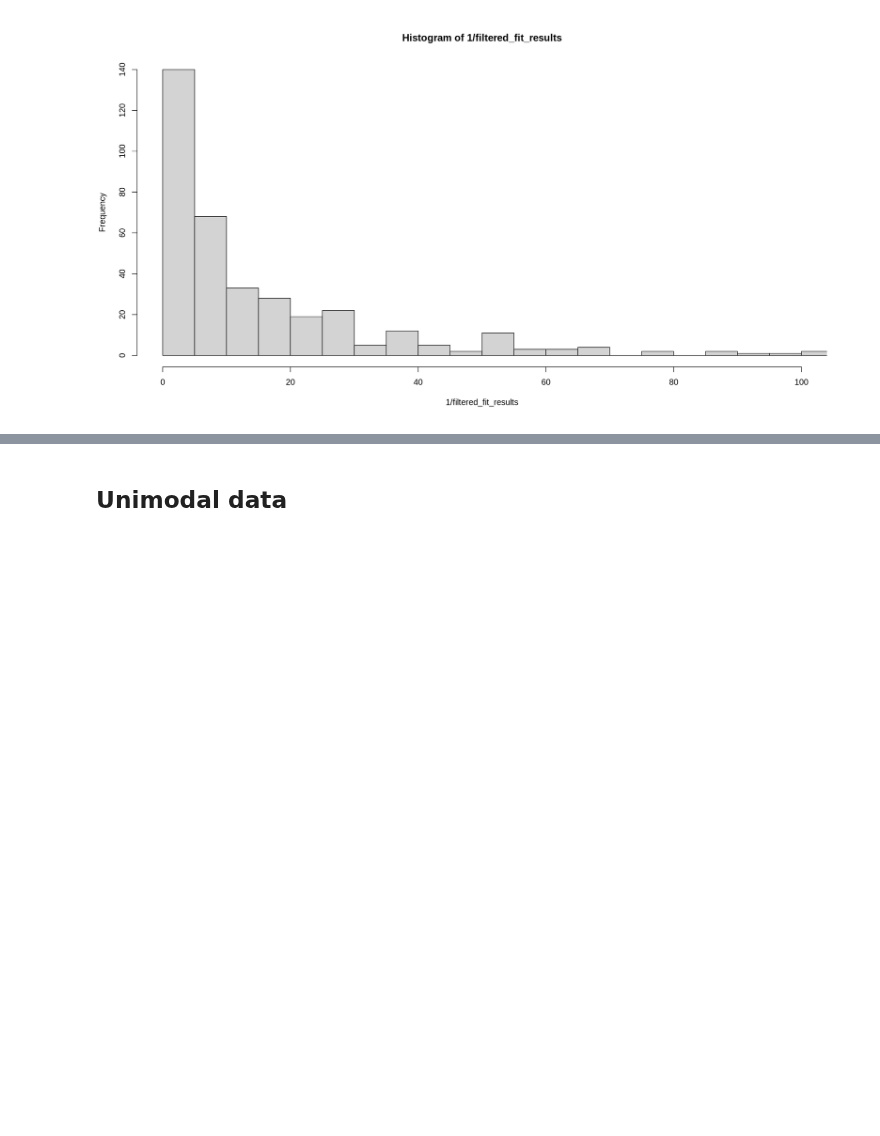
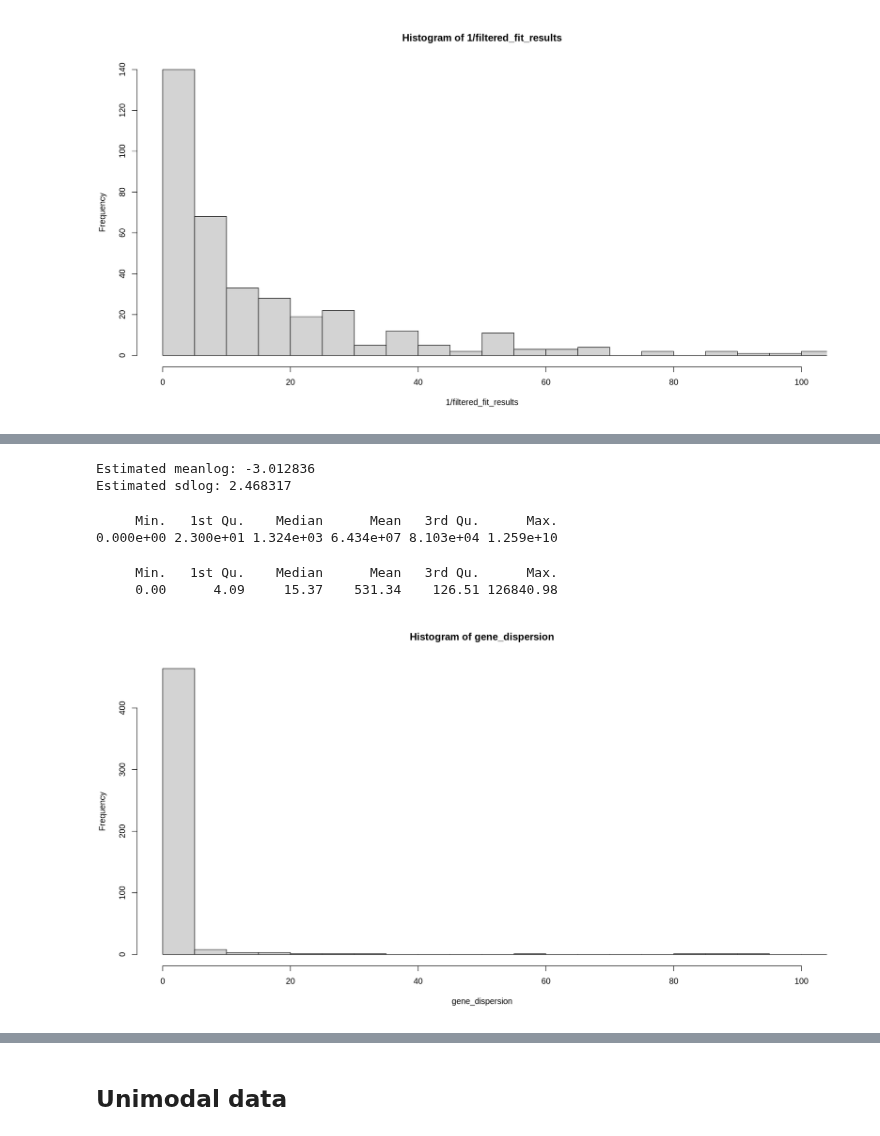
Before and after one commit to AndreMacedo88/Notebooks-Research, a Jupyter notebook: Bioinfo/Transcriptomics/generate_realistic_single-cell_count_data_r.ipynb, the cells around one changed output, grey strips where cells are left out. Cells and saved outputs as stored; diff of their text form; code cells hidden in the pictures; blank space fills up the shorter version.

```diff
--- a/Bioinfo/Transcriptomics/generate_realistic_single-cell_count_data_r.ipynb
+++ b/Bioinfo/Transcriptomics/generate_realistic_single-cell_count_data_r.ipynb
@@ -304,0 +305,26 @@ summary(filtered_fit_results)
+# %%
+# Fit a log-normal distribution to the sample "fit_results"
+lognorm_fit <- fitdistr(filtered_fit_results, densfun = "lognormal")
+
+# Extract the estimated parameters
+meanlog <- lognorm_fit$estimate["meanlog"]
+sdlog <- lognorm_fit$estimate["sdlog"]
+
+# Print the estimated parameters
+cat("Estimated meanlog:", meanlog, "\n")
+cat("Estimated sdlog:", sdlog, "\n")
+# %% [output]
+Estimated meanlog: -3.012836
+Estimated sdlog: 2.468317
+# %%
+# Simulate a similar distribution
+gene_dispersion <- 10^rnorm(500, -3, 2.5) # Different dispersions per gene
+hist(gene_dispersion, breaks = seq(0, ceiling(max(gene_dispersion) / 5) * 5, by = 5), xlim = c(0, 100))
+summary(1 / gene_dispersion)
+summary(1 / fit_results)
+# %% [output]
+     Min.   1st Qu.    Median      Mean   3rd Qu.      Max.
+0.000e+00 2.300e+01 1.324e+03 6.434e+07 8.103e+04 1.259e+10
+     Min.   1st Qu.    Median      Mean   3rd Qu.      Max.
+     0.00      4.09     15.37    531.34    126.51 126840.98
+[figure, added]
```
Also changed, not shown: parts of 13 cells of this notebook.
